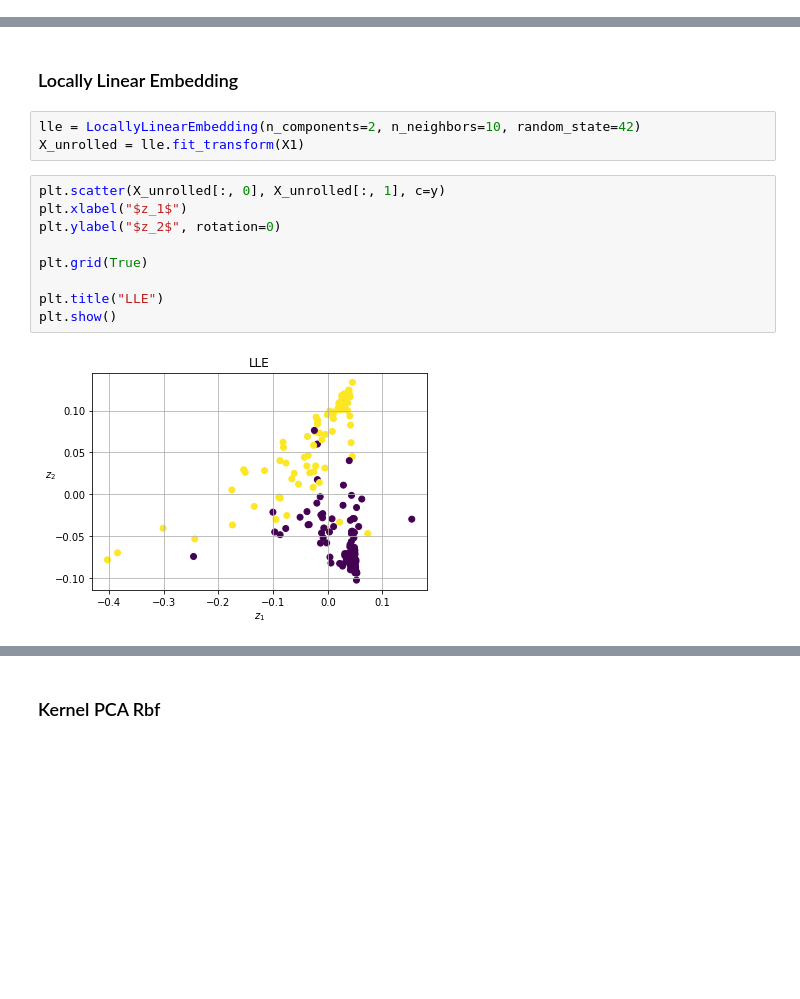
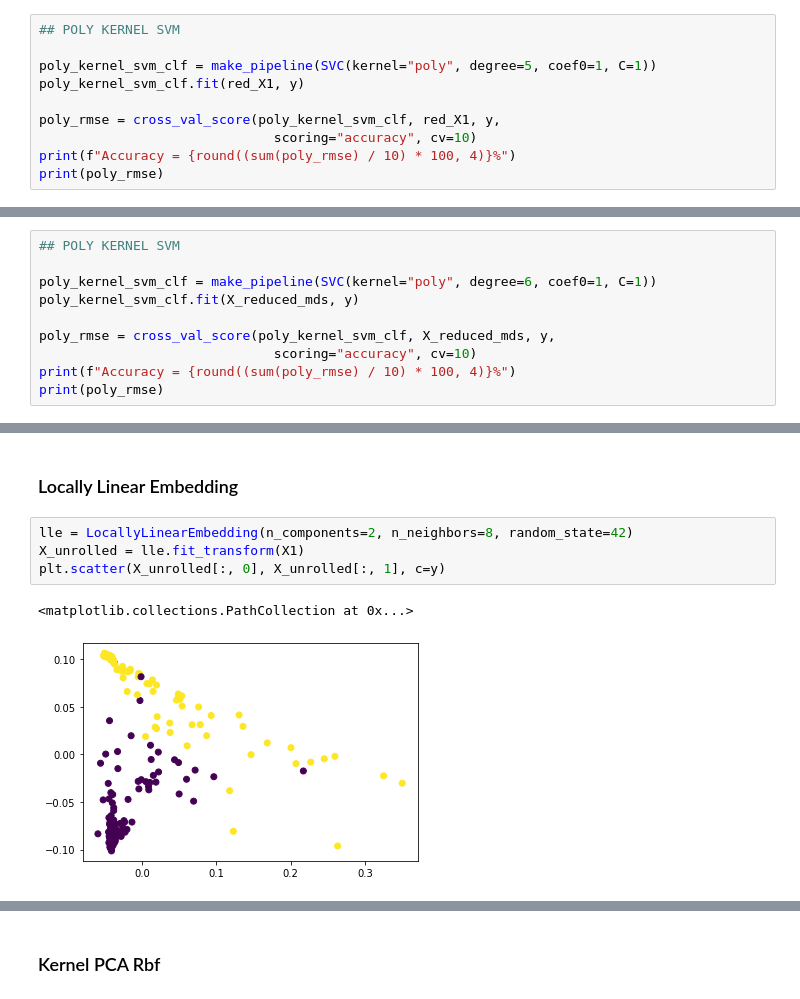
Before and after one commit to andreafabbricatore/ailab, a Jupyter notebook: data_vis/svm/svmHCC.ipynb, the cells around one changed output, grey strips where cells are left out. Drawn from its saved outputs; the diff is of its cells as text; blank space fills up the shorter version.

```diff
--- a/data_vis/svm/svmHCC.ipynb
+++ b/data_vis/svm/svmHCC.ipynb
@@ -36,2 +36,12 @@ plt.scatter(red_X1[0], red_X1[1], c=y)
 <matplotlib.collections.PathCollection at 0x...>
 [figure]
+# %%
+## POLY KERNEL SVM
+
+poly_kernel_svm_clf = make_pipeline(SVC(kernel="poly", degree=5, coef0=1, C=1))
+poly_kernel_svm_clf.fit(red_X1, y)
+
+poly_rmse = cross_val_score(poly_kernel_svm_clf, red_X1, y,
+                              scoring="accuracy", cv=10)
+print(f"Accuracy = {round((sum(poly_rmse) / 10) * 100, 4)}%")
+print(poly_rmse)
@@ -46,3 +60,13 @@ plt.scatter(X_reduced_mds[:, 0], X_reduced_mds[:,1], c=y)
 # %% [output]
 <matplotlib.collections.PathCollection at 0x...>
 [figure]
+# %%
+## POLY KERNEL SVM
+
+poly_kernel_svm_clf = make_pipeline(SVC(kernel="poly", degree=6, coef0=1, C=1))
+poly_kernel_svm_clf.fit(X_reduced_mds, y)
+
+poly_rmse = cross_val_score(poly_kernel_svm_clf, X_reduced_mds, y,
+                              scoring="accuracy", cv=10)
+print(f"Accuracy = {round((sum(poly_rmse) / 10) * 100, 4)}%")
+print(poly_rmse)
@@ -93,16 +149,9 @@ plt.show()
 # %% [markdown]
 ### Locally Linear Embedding
 # %%
-lle = LocallyLinearEmbedding(n_components=2, n_neighbors=10, random_state=42)
+lle = LocallyLinearEmbedding(n_components=2, n_neighbors=8, random_state=42)
 X_unrolled = lle.fit_transform(X1)
+plt.scatter(X_unrolled[:, 0], X_unrolled[:, 1], c=y)
+# %% [output]
+<matplotlib.collections.PathCollection at 0x...>
+[figure, added]
-# %%
-plt.scatter(X_unrolled[:, 0], X_unrolled[:, 1], c=y)
-plt.xlabel("$z_1$")
-plt.ylabel("$z_2$", rotation=0)
-
-plt.grid(True)
-
-plt.title("LLE")
-plt.show()
-# %% [output]
-[figure, removed]
```
Also changed, not shown: parts of 10 cells of this notebook.
